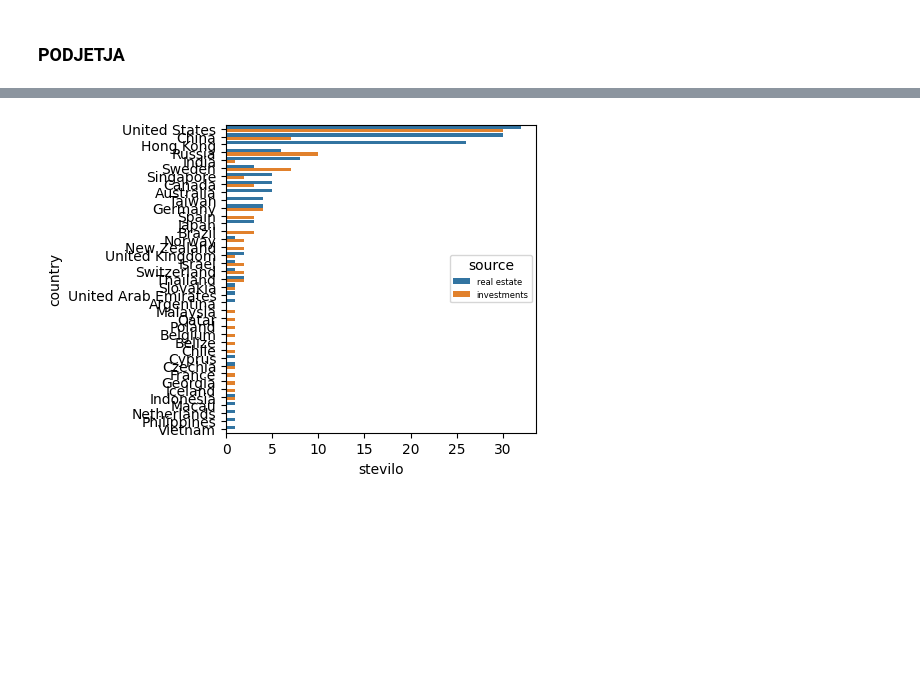
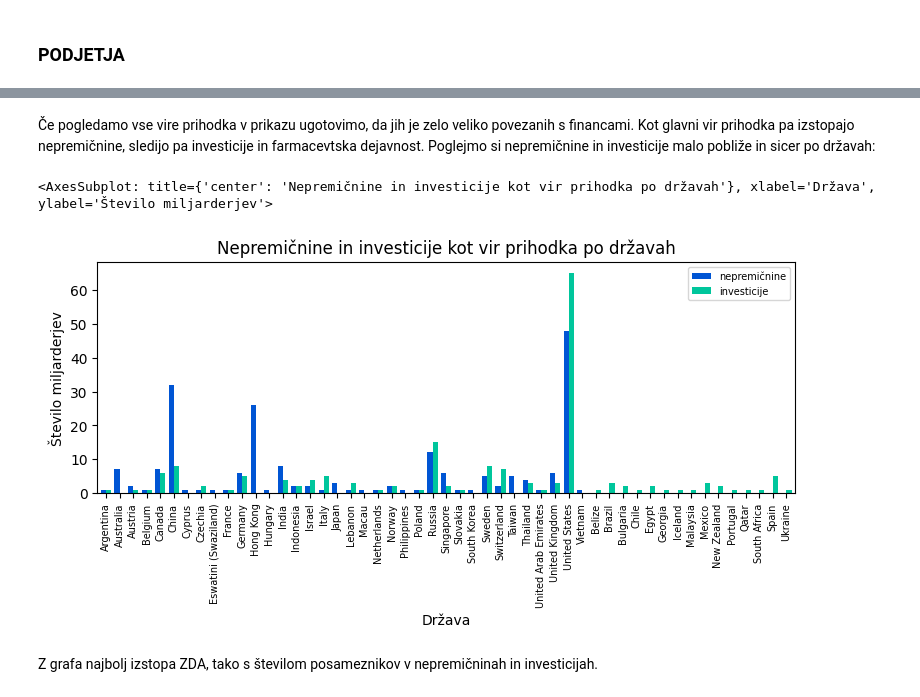
Before and after one commit to karolina-sa/Forbes-list-PROG1-projekt, a Jupyter notebook: analiza_Forbes_list.ipynb, the cells around one changed output, grey strips where cells are left out. Saved outputs shown, nothing was run; the diff lists cells and outputs as text; code cells hidden in the pictures; blank space fills up the shorter version.

```diff
--- a/analiza_Forbes_list.ipynb
+++ b/analiza_Forbes_list.ipynb
@@ -321,7 +344,20 @@ OBRAVNAVA ZA REAL ESTATE:
-# %%
-plt.rcParams['figure.figsize'] = [4,4]
-forbes_re_i = forbes.loc[forbes['source'].isin(['real estate','investments'])].groupby(['country', 'source']).size().reset_index(name = "stevilo").sort_values(by='stevilo', ascending=False)
-forbes_re_i_plot = sns.barplot(data = forbes_re_i, x = 'stevilo', y = 'country', hue = 'source', width = 0.8)
-# TO NI OKEJ !!
-# %% [output]
-[figure, removed]
+# %% [markdown]
+Če pogledamo vse vire prihodka v prikazu ugotovimo, da jih je zelo veliko povezanih s financami. Kot glavni vir prihodka pa izstopajo nepremičnine, sledijo pa investicije in farmacevtska dejavnost.
+Poglejmo si nepremičnine in investicije malo pobliže in sicer po državah:
+# %%
+plt.rcParams['figure.figsize'] = [9,3]
+realestate = forbes[forbes.source.str.contains('real estate')].groupby("country").size()
+investments = forbes[forbes.source.str.contains('investments')].groupby("country").size()
+forbes_re_i = pd.concat([realestate, investments], axis = 1, sort = False).rename(index = str, columns={0: "real estate", 1: "investments"})
+forbes_re_i_plot = forbes_re_i.plot.bar(width = 0.75, color = ['#0055D4', '#00C69C'])
+forbes_re_i_plot.set_title('Nepremičnine in investicije kot vir prihodka po državah')
+forbes_re_i_plot.set_xlabel("Država")
+forbes_re_i_plot.set_ylabel("Število miljarderjev")
+forbes_re_i_plot.set_xticklabels(forbes_re_i.index, rotation = 90, fontsize = 7)
+forbes_re_i_plot.legend(["nepremičnine", "investicije"], fontsize = 7)
+forbes_re_i_plot
+# %% [output]
+<AxesSubplot: title={'center': 'Nepremičnine in investicije kot vir prihodka po državah'}, xlabel='Država', ylabel='Število miljarderjev'>
+[figure, added]
+# %% [markdown]
+Z grafa najbolj izstopa ZDA, tako s številom posameznikov v nepremičninah in investicijah.
```
Also changed, not shown: parts of 18 cells of this notebook.
